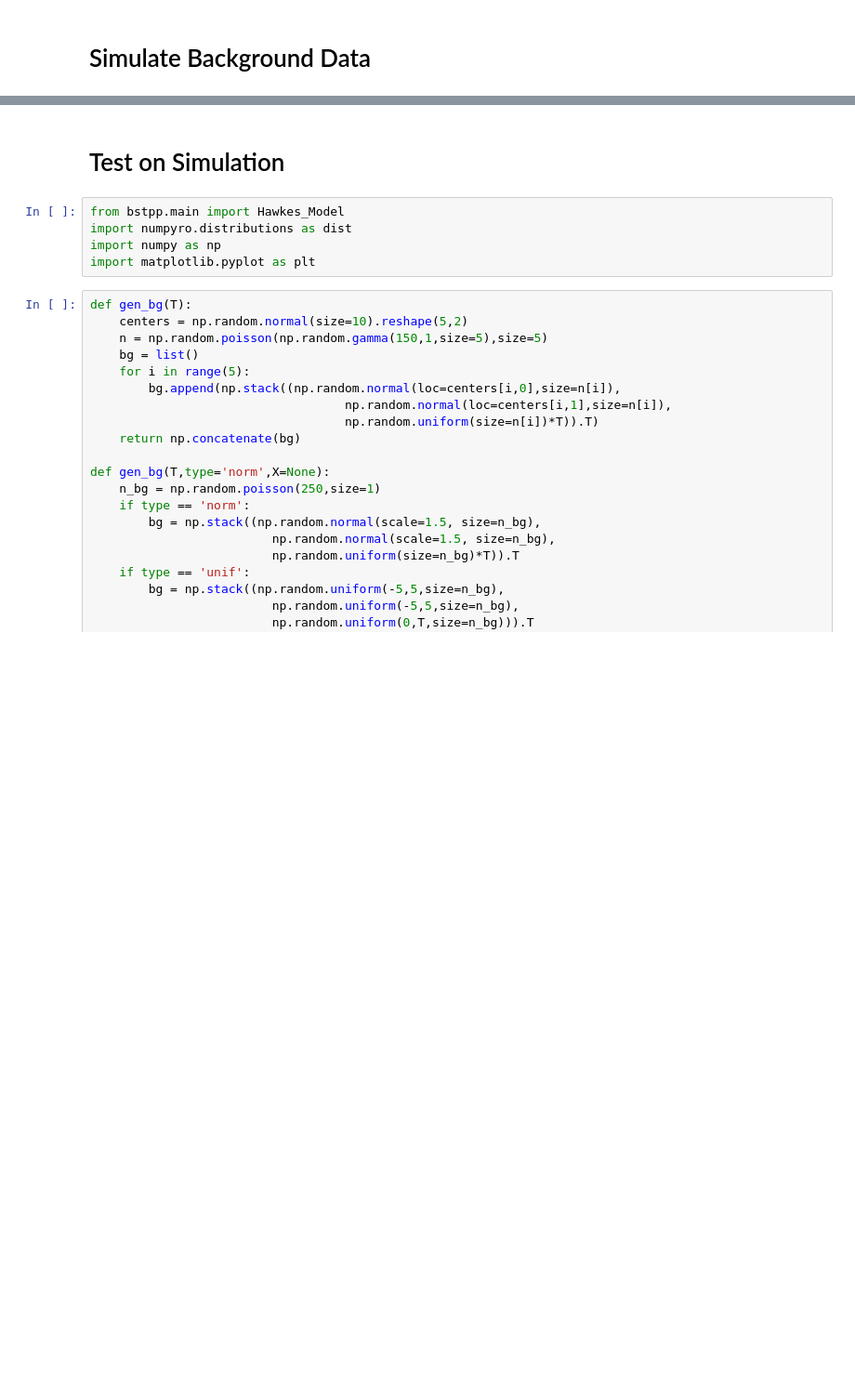
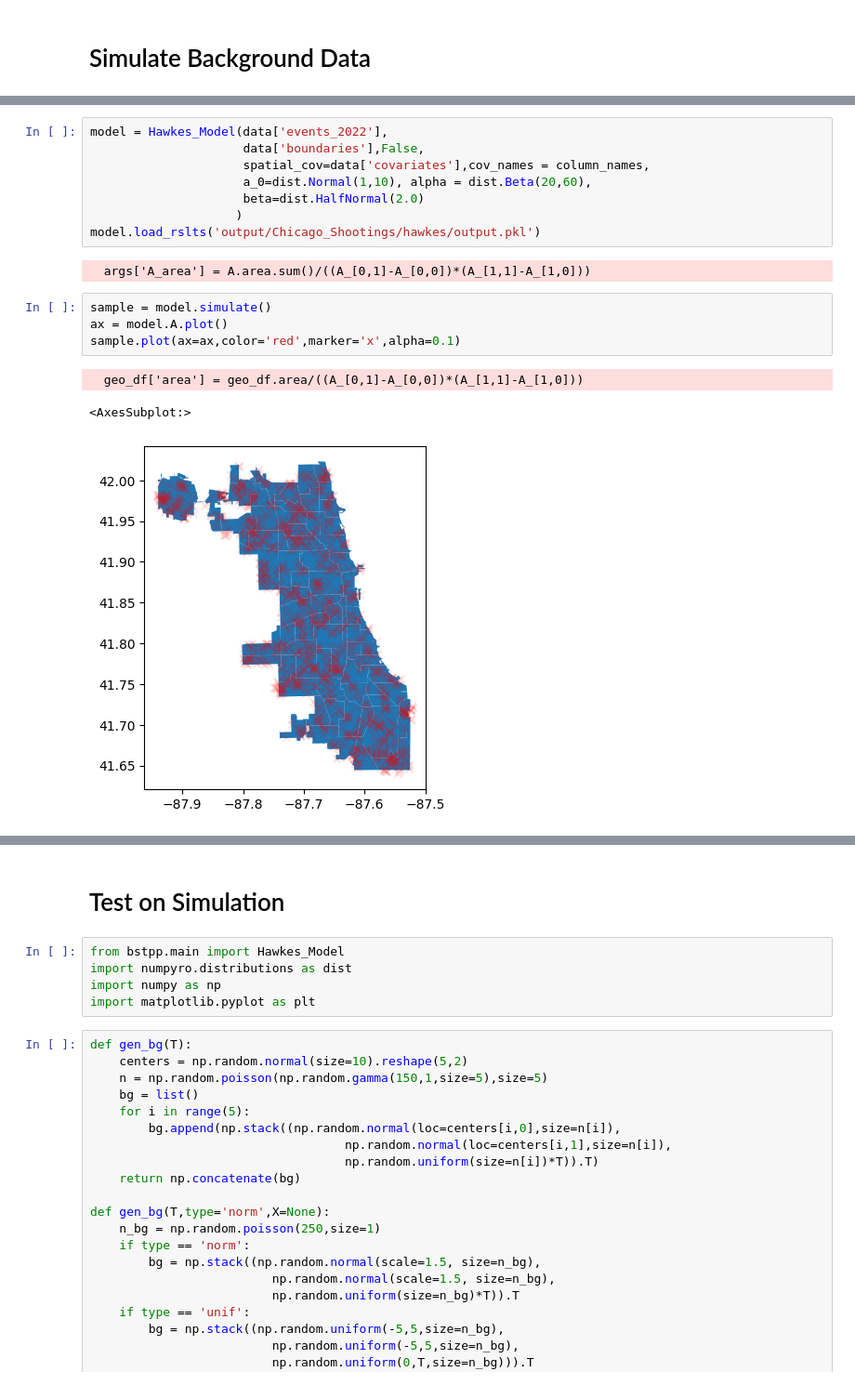
Before and after one commit to imanring/BSTPP, a Jupyter notebook: Simulation.ipynb, the cells around one changed output, grey strips where cells are left out. Shown at 93% size. Drawn from its saved outputs; the diff is of its cells as text; blank space fills up the shorter version.

```diff
--- a/Simulation.ipynb
+++ b/Simulation.ipynb
@@ -43,0 +71,18 @@ samples.plot(ax=ax,color='red',marker='x',alpha=0.1)
+# %%
+model = Hawkes_Model(data['events_2022'],
+                     data['boundaries'],False,
+                     spatial_cov=data['covariates'],cov_names = column_names,
+                     a_0=dist.Normal(1,10), alpha = dist.Beta(20,60),
+                     beta=dist.HalfNormal(2.0)
+                    )
+model.load_rslts('output/Chicago_Shootings/hawkes/output.pkl')
+# %% [output]
+  args['A_area'] = A.area.sum()/((A_[0,1]-A_[0,0])*(A_[1,1]-A_[1,0]))
+# %%
+sample = model.simulate()
+ax = model.A.plot()
+sample.plot(ax=ax,color='red',marker='x',alpha=0.1)
+# %% [output]
+  geo_df['area'] = geo_df.area/((A_[0,1]-A_[0,0])*(A_[1,1]-A_[1,0]))
+<AxesSubplot:>
+[figure, added]
```
Also changed, not shown: parts of 10 cells of this notebook, 1 other file.
